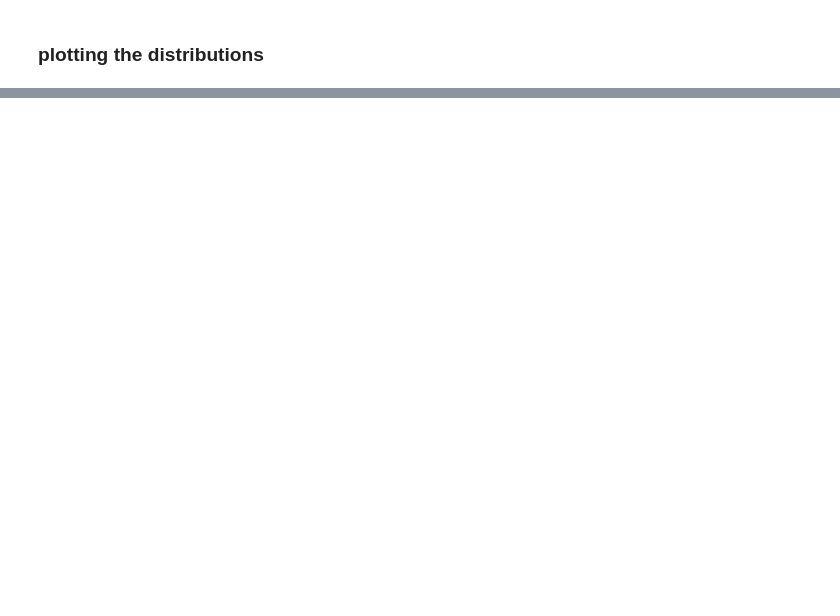
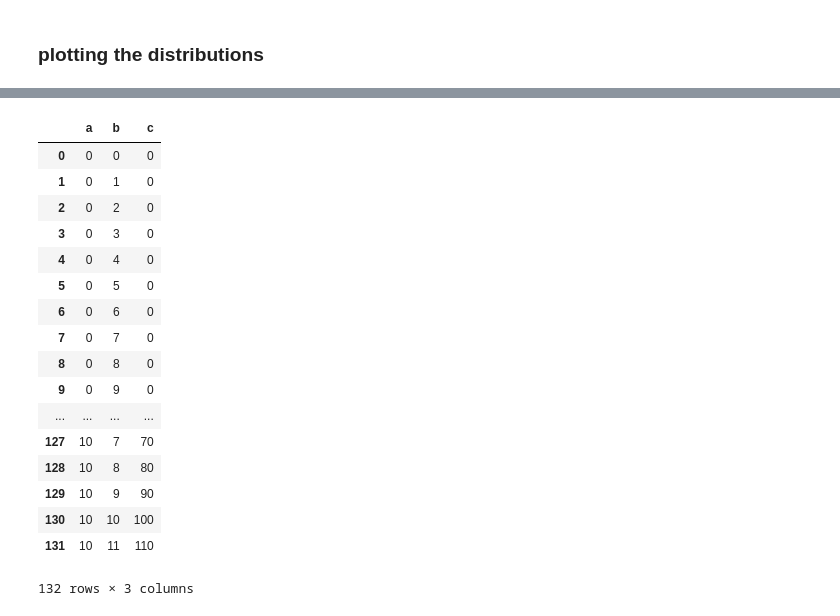
Before and after one commit to zfreedman/crossfit_open_2018, a Jupyter notebook: data_visualization.ipynb, the cells around one changed output, grey strips where cells are left out. Saved outputs shown, nothing was run; the diff lists cells and outputs as text; code cells hidden in the pictures; blank space fills up the shorter version.

```diff
--- a/data_visualization.ipynb
+++ b/data_visualization.ipynb
@@ -411,0 +433,21 @@ plt.show()
+# %%
+x
+# %% [output]
+|  | a | b | c |
+| 0 | 0 | 0 | 0 |
+| 1 | 0 | 1 | 0 |
+| 2 | 0 | 2 | 0 |
+| 3 | 0 | 3 | 0 |
+| 4 | 0 | 4 | 0 |
+| 5 | 0 | 5 | 0 |
+| 6 | 0 | 6 | 0 |
+| 7 | 0 | 7 | 0 |
+| 8 | 0 | 8 | 0 |
+| 9 | 0 | 9 | 0 |
+| ... | ... | ... | ... |
+| 127 | 10 | 7 | 70 |
+| 128 | 10 | 8 | 80 |
+| 129 | 10 | 9 | 90 |
+| 130 | 10 | 10 | 100 |
+| 131 | 10 | 11 | 110 |
+132 rows × 3 columns
```
Also changed, not shown: parts of 20 cells of this notebook, 1 other file.
